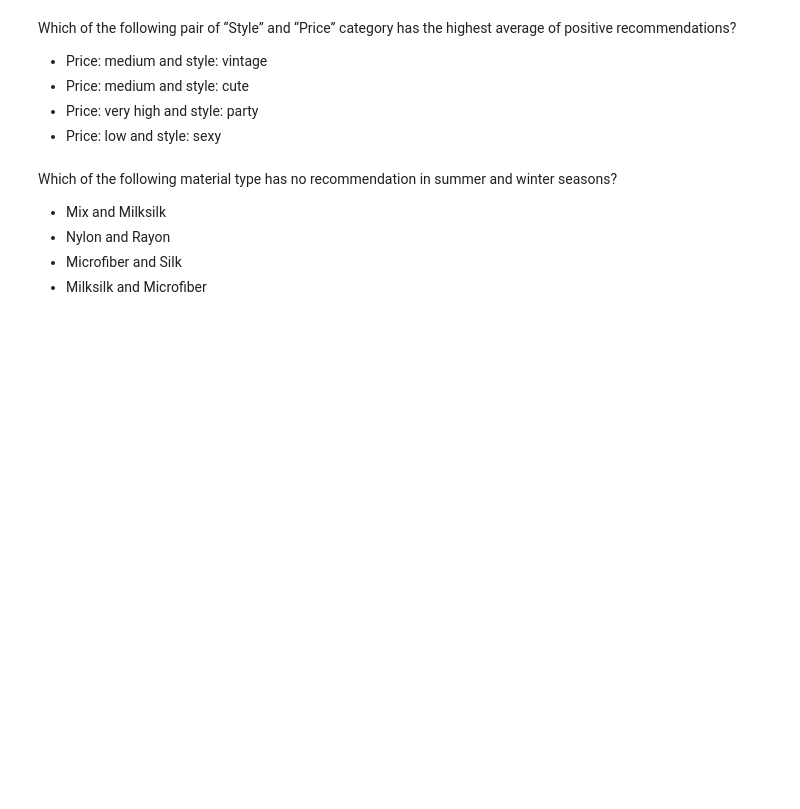
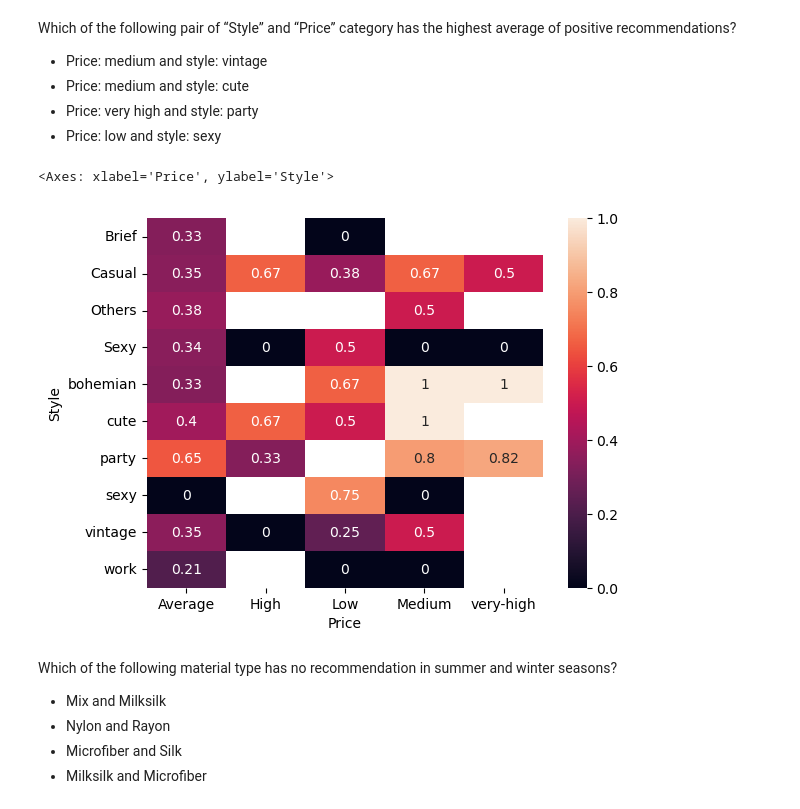
Before and after one commit to PrakNew/UpGrad, a Jupyter notebook: Exploratory Data Analysis/Data Cleaning/Graded/EDA+Graded+Exercise.ipynb, the cells around one changed output. Cells and saved outputs as stored; diff of their text form; code cells hidden in the pictures; blank space fills up the shorter version.

```diff
--- a/Exploratory Data Analysis/Data Cleaning/Graded/EDA+Graded+Exercise.ipynb
+++ b/Exploratory Data Analysis/Data Cleaning/Graded/EDA+Graded+Exercise.ipynb
@@ -805,6 +852,14 @@ Which of the following pair of “Style” and “Price” category has the high
 - Price: low and style: sexy
 # %%
 # plot the heat map of Style, price and Recommendation.
+sns.heatmap(inp0.pivot_table(index = "Style", columns = "Price", values = "Recommendation", aggfunc='mean'), annot=True)
+0.5
+1
+0.82
+0.5
+# %% [output]
+<Axes: xlabel='Price', ylabel='Style'>
+[figure, added]
 # %% [markdown]
 Which of the following material type has no recommendation in summer and winter seasons?
 - Mix and Milksilk
```
Also changed, not shown: parts of 11 cells of this notebook.
